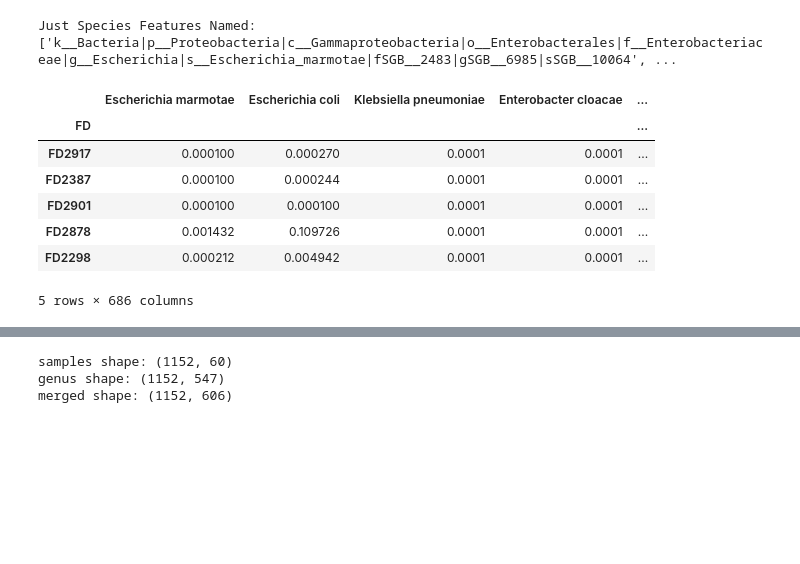
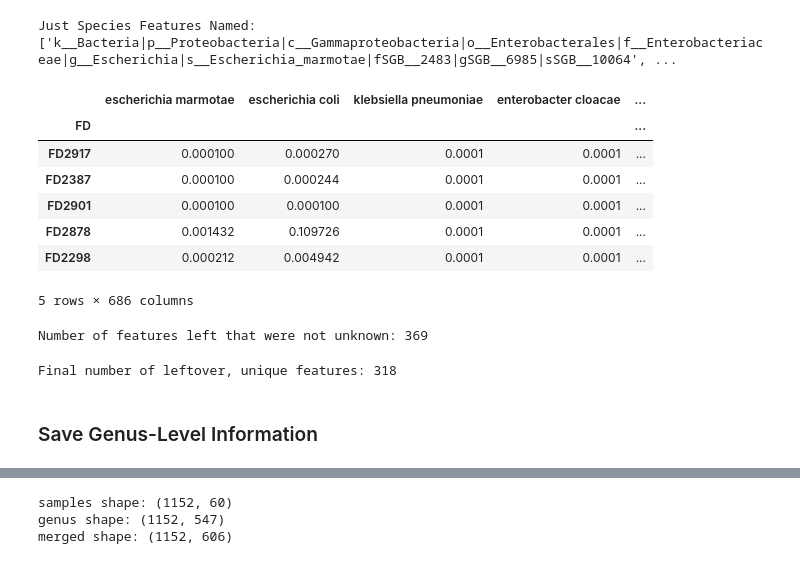
Before and after one commit to evelynsq/gut-microbiome-signature-multiple-sclerosis, a Jupyter notebook: 2_make_DFs.ipynb, the cells around one changed output, grey strips where cells are left out. Saved outputs shown, nothing was run; the diff lists cells and outputs as text; code cells hidden in the pictures; blank space fills up the shorter version.

```diff
--- a/2_make_DFs.ipynb
+++ b/2_make_DFs.ipynb
@@ -103,3 +144,3 @@ df2_species_02 = df2_species_02.rename(columns = {id_col:"FD" })
 # %%
-merged_samples_species_02 = df1_samples_02.merge(df2_species_02, on = "FD", how = "inner")
+merged_samples_species_levi = levi_meta.merge(levi_species, on = "FD", how = "inner")
 # %%
@@ -119,8 +160,8 @@ number of columns: 707
 number of rows: 187
 names of columns: ['Registrant_number', 'sample_date', 'FD', 'Have serum gene sample', 'Recorded nutritional for at least 3 days', 'type', 'age', 'gender', 'BMI', 'diagnosis_date', 'treatment_group',  ...
 # %%
-merged_samples_species_02 = merged_samples_species_02.set_index("FD")
-print("names of rows", merged_samples_species_02.index.tolist())
+merged_samples_species_levi = merged_samples_species_levi.set_index("FD")
+print("names of rows", merged_samples_species_levi.index.tolist())
 # %% [output]
 names of rows ['FD2917', 'FD2387', 'FD2901', 'FD2878', 'FD2298', 'FD2939', 'FD2912', 'FD2287', 'FD2369', 'FD2341', 'FD2880', 'FD2345', 'FD2894', 'FD2654', 'FD1888', 'FD2379', 'FD2358', 'FD2288', 'FD26 ...
 # %% [markdown]
@@ -136,6 +180,6 @@ Almost Final Species 2 DF for Project:
 # %%
-data_2 = merged_samples_species_02.iloc[:, merged_samples_species_02.columns.get_loc("Previous treatments") + 1:]
-data_2.head()
+levi_species_df = merged_samples_species_levi.iloc[:, merged_samples_species_levi.columns.get_loc("Previous treatments") + 1:]
+levi_species_df.head()
 # %% [output]
 |  | k__Bacteria|p__Proteobacteria|c__... | k__Bacteria|p__Proteobacteria|c__... | k__Bacteria|p__Proteobacteria|c__... | k__Bacteria|p__Proteobacteria|c__... | ... |
 | FD |  |  |  |  | ... |
@@ -150,31 +194,11 @@ print("Just Species Features Named:", data_2.columns.tolist())
 # %% [output]
 Just Species Features Named: ['k__Bacteria|p__Proteobacteria|c__Gammaproteobacteria|o__Enterobacterales|f__Enterobacteriaceae|g__Escherichia|s__Escherichia_marmotae|fSGB__2483|gSGB__6985|sSGB__10064', ...
-# %%
-def standardize_species(names):
-
-    standardized_names = []
-
-    for name in names:
-
-        match = re.search(r's__([^|]+)', name) #help here from AI with regex match -- better standardizing will be needed -- some species names have trailing letter symbols
-
-        if match:
-            species = match.group(1)
-        else:
-            species = name #no s__ pattern
-
-        species = re.sub(r'^([A-Za-z]+)_[A-Z]+_', r'\1_', species)
-
-        species = species.replace('_', ' ').strip()
-
-        standardized_names.append(species)
-
-    return standardized_names
 # %%
-data_2.columns = standardize_species(data_2.columns.tolist())
-data_2.head()
+# standardize the species names
+levi_species_df.columns = pd.Series(levi_species_df.columns).apply(standardize_species)
+levi_species_df.head()
 # %% [output]
-|  | Escherichia marmotae | Escherichia coli | Klebsiella pneumoniae | Enterobacter cloacae | ... |
+|  | escherichia marmotae | escherichia coli | klebsiella pneumoniae | enterobacter cloacae | ... |
 | FD |  |  |  |  | ... |
 | FD2917 | 0.000100 | 0.000270 | 0.0001 | 0.0001 | ... |
 | FD2387 | 0.000100 | 0.000244 | 0.0001 | 0.0001 | ... |
@@ -182,4 +206,19 @@ data_2.head()
 | FD2878 | 0.001432 | 0.109726 | 0.0001 | 0.0001 | ... |
 | FD2298 | 0.000212 | 0.004942 | 0.0001 | 0.0001 | ... |
 5 rows × 686 columns
+# %%
+# drop the unknown species columns
+levi_species_known_df = levi_species_df.drop(columns=['unknown'])
+print(f"Number of features left that were not unknown: {len(levi_species_known_df.columns)}")
+# %% [output]
+Number of features left that were not unknown: 369
+# %%
+# need to drop any duplicates species columns as well
+levi_species_unique_df = levi_species_known_df.loc[:, ~levi_species_known_df.columns.duplicated()]
+
+print(f"Final number of leftover, unique features: {len(levi_species_unique_df.columns)}")
+# %% [output]
+Final number of leftover, unique features: 318
+# %% [markdown]
+### Save Genus-Level Information
 # %%
```
Also changed, not shown: parts of 90 cells of this notebook.
